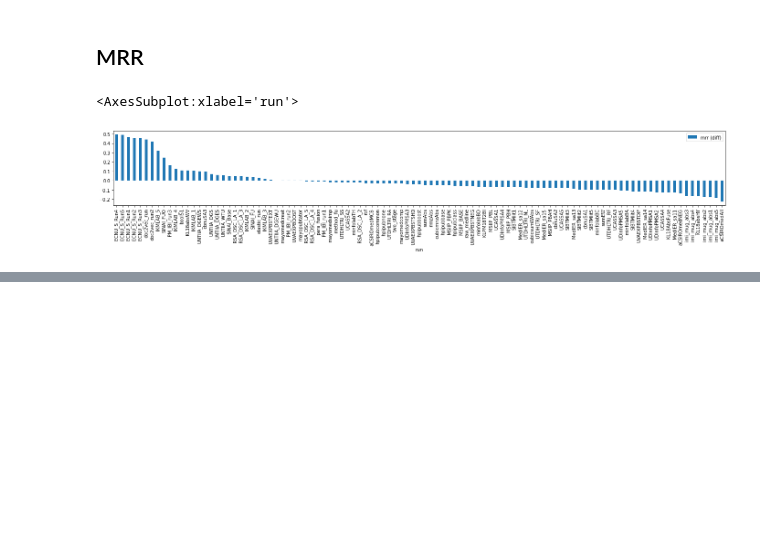
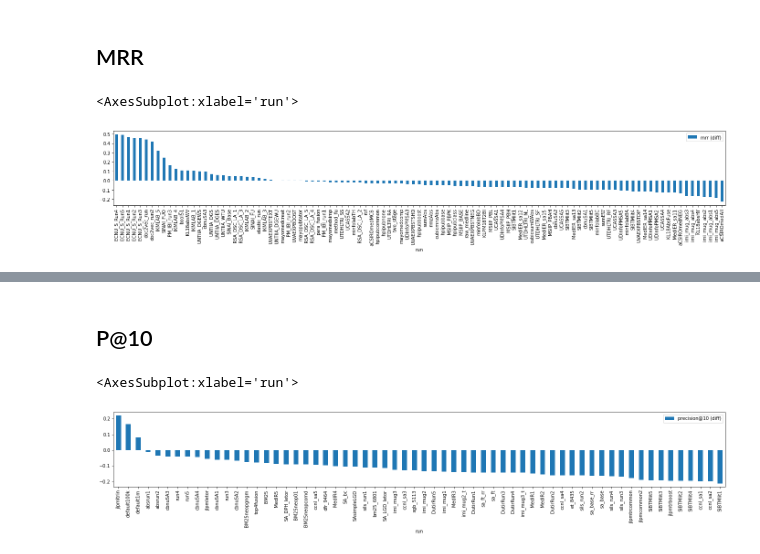
Before and after one commit to irgroup/jcdl2023-data-fusion, a Jupyter notebook: fuse.ipynb, the cells around one changed output, grey strips where cells are left out. Cells and saved outputs as stored; diff of their text form; code cells hidden in the pictures; blank space fills up the shorter version.

```diff
--- a/fuse.ipynb
+++ b/fuse.ipynb
@@ -190,0 +210,7 @@ df.sort_values(by=['mrr (diff)'], ascending=False).plot.bar(x='run', y='mrr (dif
+# %% [markdown]
+## P@10
+# %%
+df.sort_values(by=['precision@10 (diff)'], ascending=False).plot.bar(x='run', y='precision@10 (diff)', figsize=(24,3))
+# %% [output]
+<AxesSubplot:xlabel='run'>
+[figure, added]
```
Also changed, not shown: parts of 11 cells of this notebook, 2 other files.
